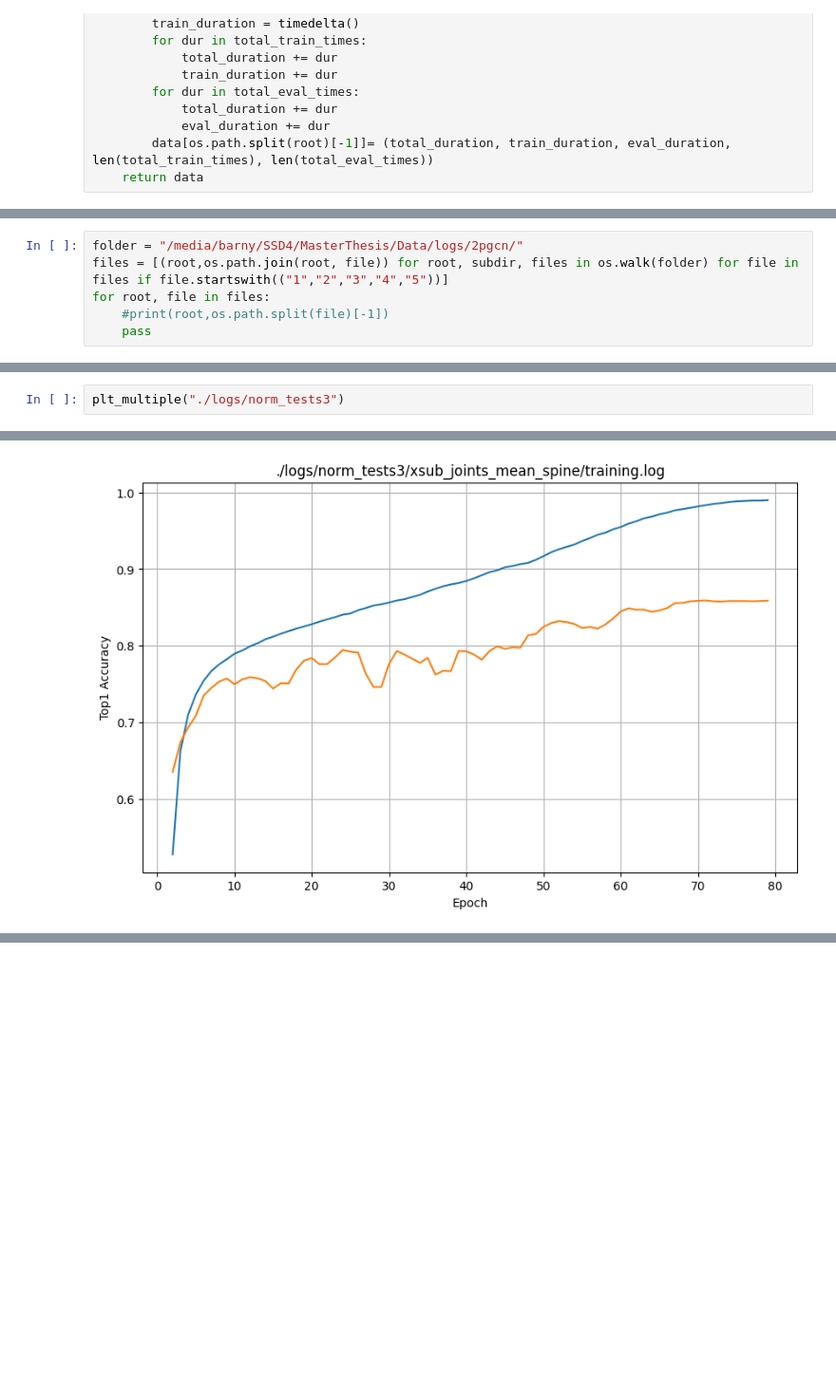
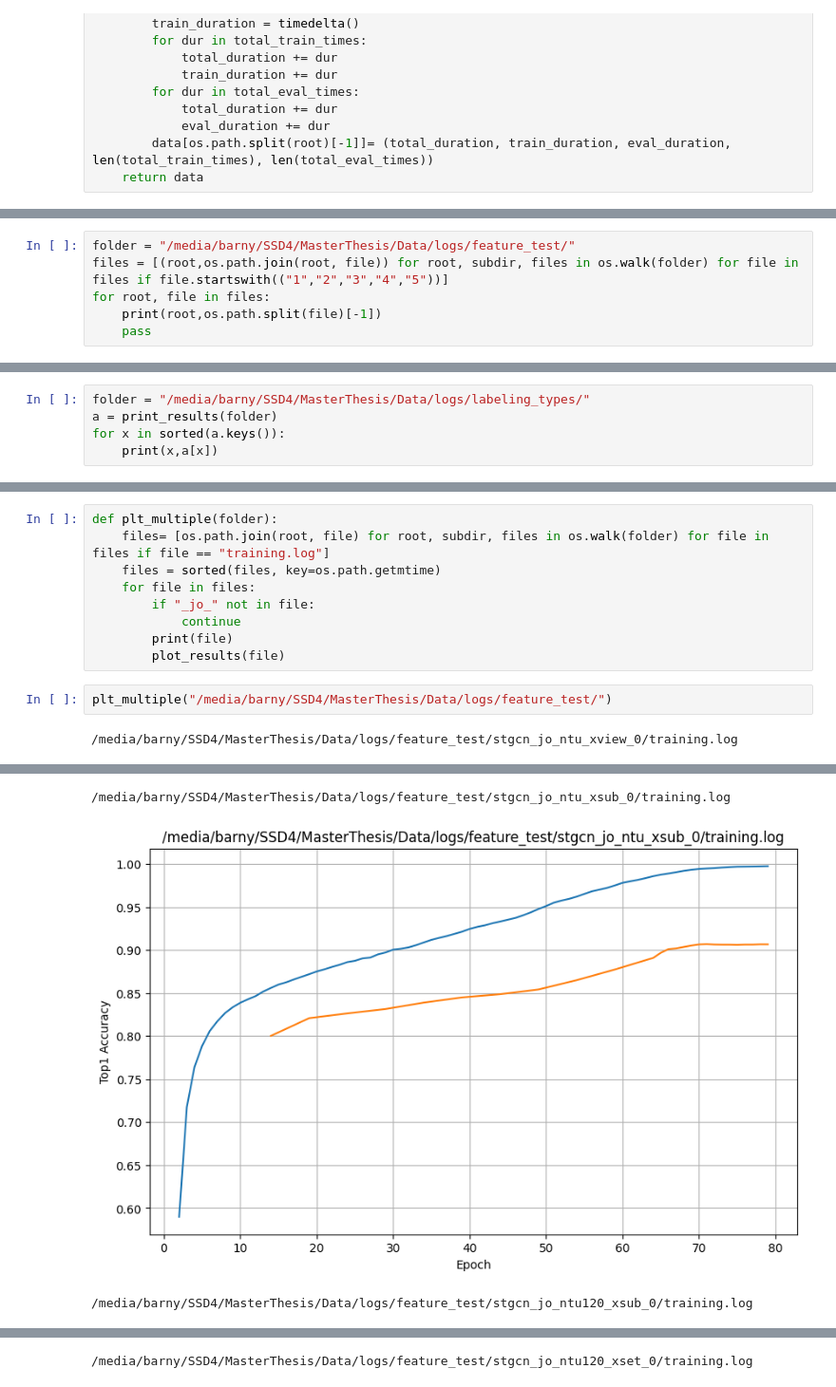
Before and after one commit to BarnyK/SkeletonActionClassification, a Jupyter notebook: source/training_graphs.ipynb, the cells around one changed output, grey strips where cells are left out. Shown: that part at 95% size. Drawn from its saved outputs; the diff is of its cells as text; blank space fills up the shorter version.

```diff
--- a/source/training_graphs.ipynb
+++ b/source/training_graphs.ipynb
@@ -94,8 +90,8 @@ def parse_name(name):
     samples = int(parts[2])
     return window, samples
 # %%
-folder = "/media/barny/SSD4/MasterThesis/Data/logs/2pgcn/"
+folder = "/media/barny/SSD4/MasterThesis/Data/logs/feature_test/"
 files = [(root,os.path.join(root, file)) for root, subdir, files in os.walk(folder) for file in files if file.startswith(("1","2","3","4","5"))]
 for root, file in files:
-    #print(root,os.path.split(file)[-1])
+    print(root,os.path.split(file)[-1])
     pass
@@ -131,0 +164,5 @@ print_results("./logs/augment_test")
+# %%
+folder = "/media/barny/SSD4/MasterThesis/Data/logs/labeling_types/"
+a = print_results(folder)
+for x in sorted(a.keys()):
+    print(x,a[x])
@@ -144,3 +210,13 @@ print(avg)
+# %%
+def plt_multiple(folder):
+    files= [os.path.join(root, file) for root, subdir, files in os.walk(folder) for file in files if file == "training.log"]
+    files = sorted(files, key=os.path.getmtime)
+    for file in files:
+        if "_jo_" not in file:
+            continue
+        print(file)
+        plot_results(file)
 # %%
-plt_multiple("./logs/norm_tests3")
+plt_multiple("/media/barny/SSD4/MasterThesis/Data/logs/feature_test/")
 # %% [output]
+/media/barny/SSD4/MasterThesis/Data/logs/feature_test/stgcn_jo_ntu_xview_0/training.log
@@ -148 +224,3 @@ plt_multiple("./logs/norm_tests3")
+/media/barny/SSD4/MasterThesis/Data/logs/feature_test/stgcn_jo_ntu_xsub_0/training.log
-[figure, old version]
+[figure, new version]
+/media/barny/SSD4/MasterThesis/Data/logs/feature_test/stgcn_jo_ntu120_xsub_0/training.log
@@ -149,0 +228 @@ plt_multiple("./logs/norm_tests3")
+/media/barny/SSD4/MasterThesis/Data/logs/feature_test/stgcn_jo_ntu120_xset_0/training.log
```
Also changed, not shown: parts of 11 cells of this notebook, 16 other files.
